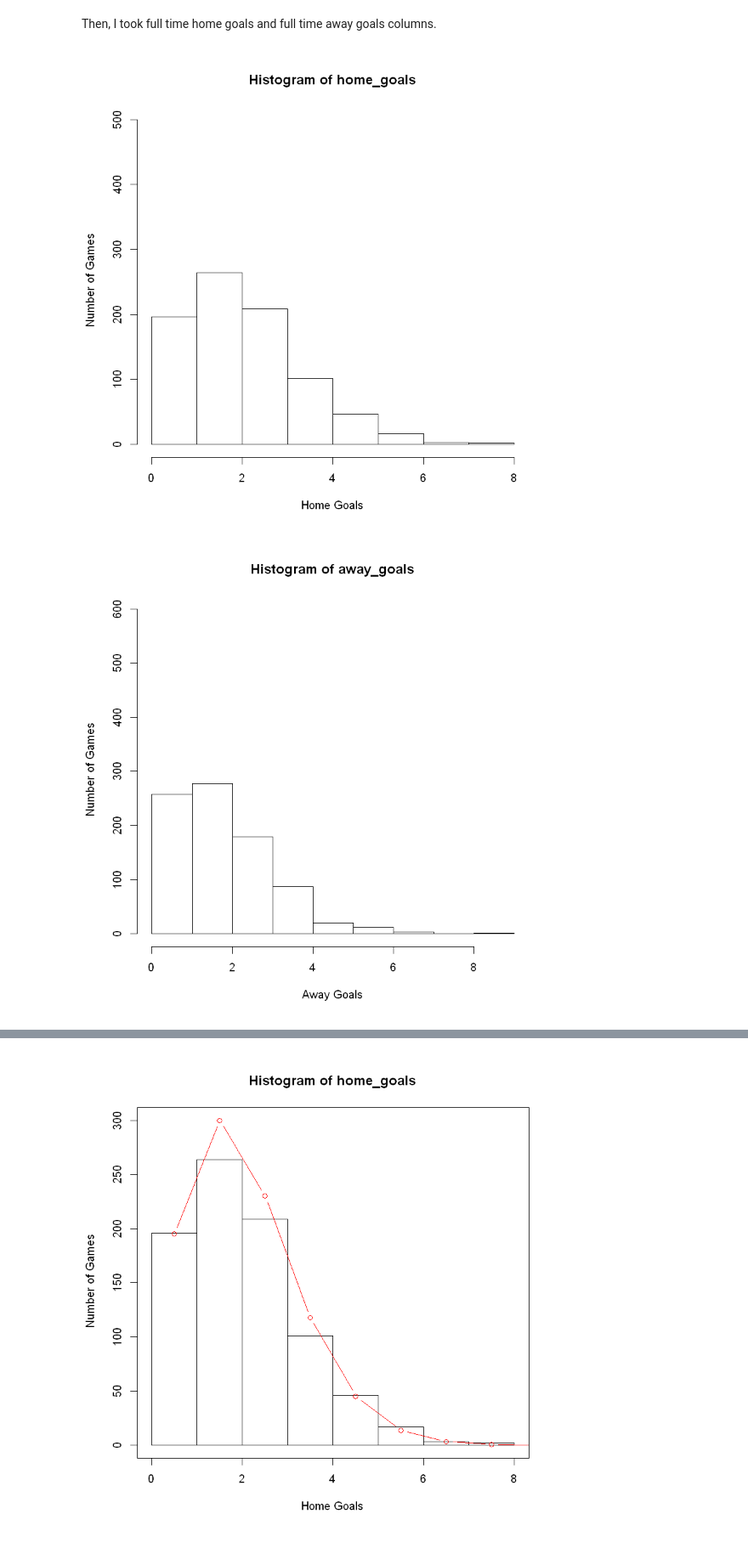
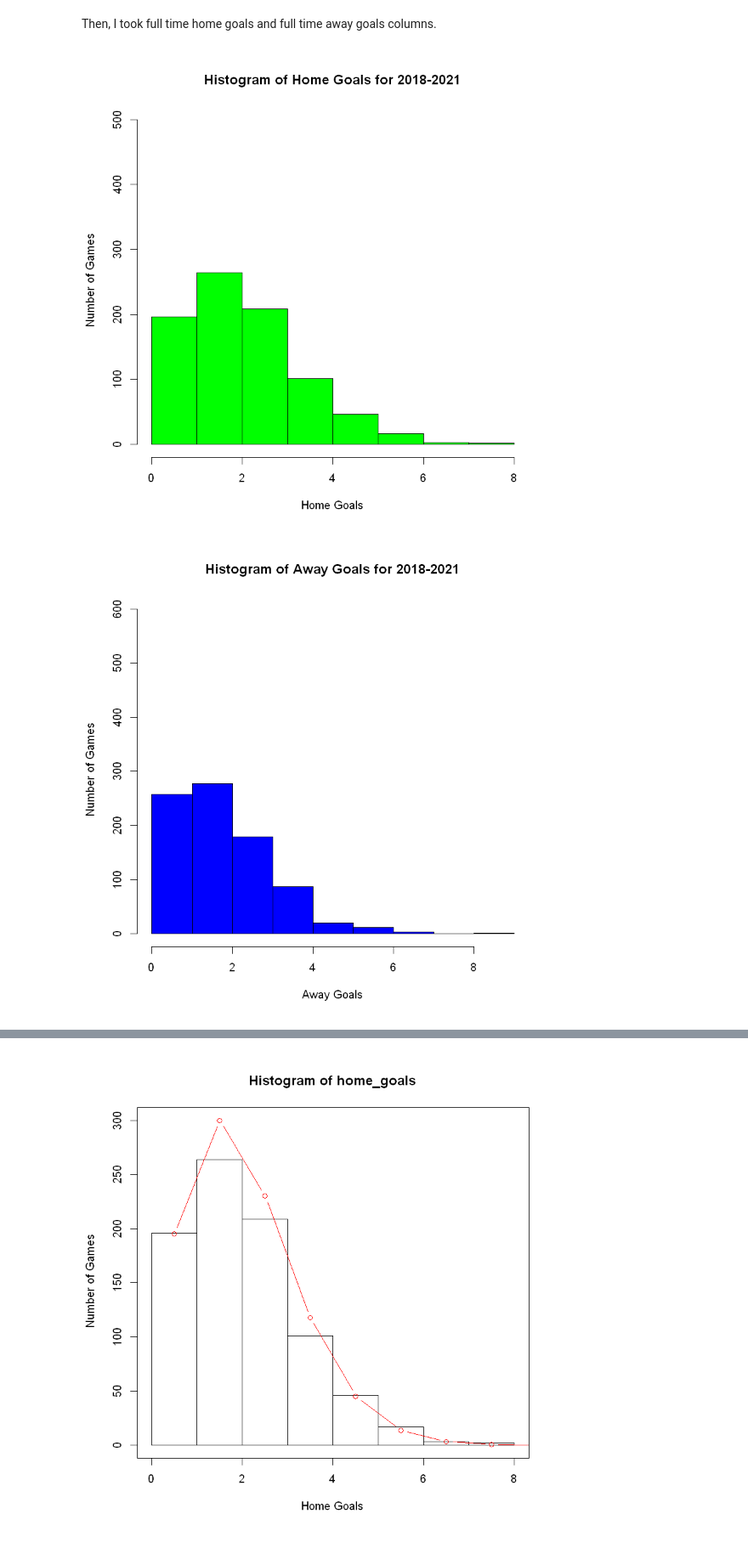
Before and after one commit to BU-IE-582/fall20-mizrakhande, a Jupyter notebook: files/IE582_HW1_Q1.ipynb, the cells around one changed output, grey strips where cells are left out. Shown: that part at 85% size. Cells and saved outputs as stored; diff of their text form; code cells hidden in the pictures.

```diff
--- a/files/IE582_HW1_Q1.ipynb
+++ b/files/IE582_HW1_Q1.ipynb
@@ -17,14 +17,14 @@ difference=all_data$FTHG-all_data$FTAG
 Then, I took full time home goals and full time away goals columns.
 # %%
 hist(home_goals,
-     xlab="Home Goals",ylab = " Number of Games",ylim = c(0,500),right=FALSE)
+     xlab="Home Goals",ylab = " Number of Games",ylim = c(0,500),right=FALSE,col="green",main="Histogram of Home Goals for 2018-2021")
 hist(away_goals,
-     xlab="Away Goals",ylab = " Number of Games",ylim = c(0,600),right=FALSE)
+     xlab="Away Goals",ylab = " Number of Games",ylim = c(0,600),right=FALSE,col="blue",main="Histogram of Away Goals for 2018-2021")
 hist(difference,
-     xlab="Home Goals-Away Goals",ylab = " Number of Games",ylim = c(0,500),right=FALSE)
+     xlab="Home Goals-Away Goals",ylab = " Number of Games",ylim = c(0,500),right=FALSE,col="red",main="Histogram of Home Goals- Away Goals for 2018-2021")
 difference_density=density(difference)
 plot(difference_density)
 polygon(difference_density, col="red", border="blue")
 # %% [output]
-[figure, old version]
+[figure, new version]
-[figure, old version]
+[figure, new version]
```
Also changed, not shown: parts of 1 cell of this notebook.
